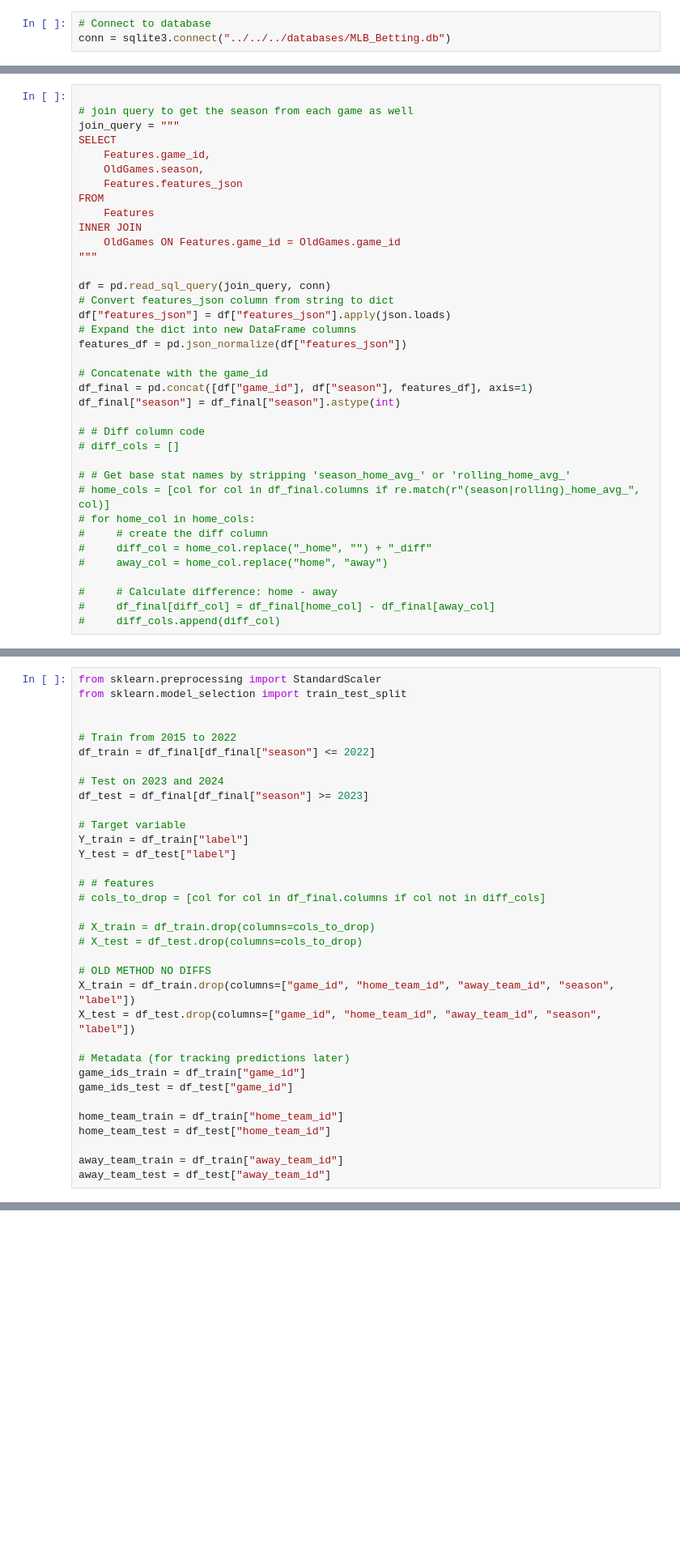
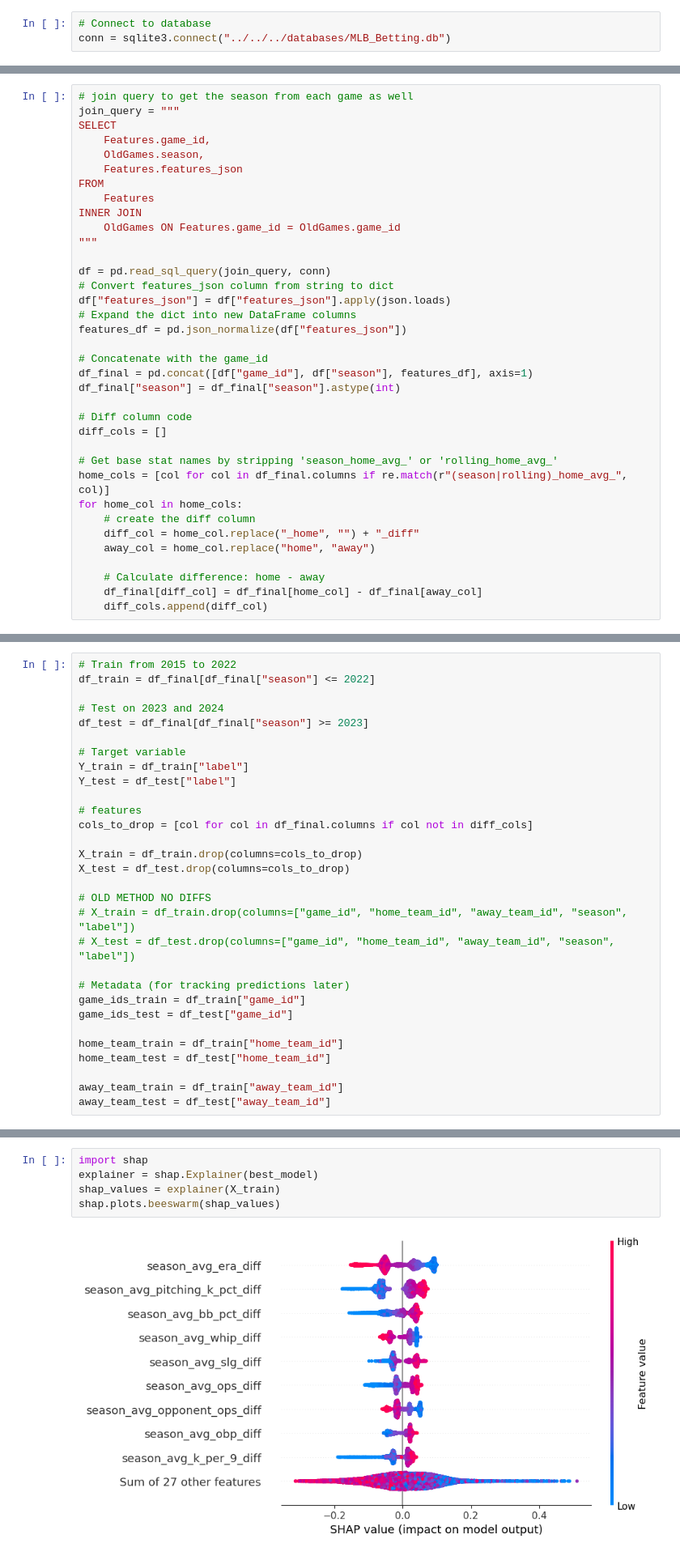
Before and after one commit to tathreya/MLB-Game-Prediction, a Jupyter notebook: src/modelDevelopment/training/model.ipynb, the cells around one changed output, grey strips where cells are left out. Shown: that part at 81% size. Cells and saved outputs as stored; diff of their text form; blank space fills up the shorter version.

```diff
--- a/src/modelDevelopment/training/model.ipynb
+++ b/src/modelDevelopment/training/model.ipynb
@@ -15,5 +16,4 @@ conn = sqlite3.connect("../../../databases/MLB_Betting.db")
 # %%
-
 # join query to get the season from each game as well
 join_query = """
 SELECT
@@ -36,17 +36,17 @@ features_df = pd.json_normalize(df["features_json"])
 df_final = pd.concat([df["game_id"], df["season"], features_df], axis=1)
 df_final["season"] = df_final["season"].astype(int)
 
-# # Diff column code
-# diff_cols = []
+# Diff column code
+diff_cols = []
 
-# # Get base stat names by stripping 'season_home_avg_' or 'rolling_home_avg_'
-# home_cols = [col for col in df_final.columns if re.match(r"(season|rolling)_home_avg_", col)]
-# for home_col in home_cols:
-#     # create the diff column
-#     diff_col = home_col.replace("_home", "") + "_diff"
-#     away_col = home_col.replace("home", "away")
+# Get base stat names by stripping 'season_home_avg_' or 'rolling_home_avg_'
+home_cols = [col for col in df_final.columns if re.match(r"(season|rolling)_home_avg_", col)]
+for home_col in home_cols:
+    # create the diff column
+    diff_col = home_col.replace("_home", "") + "_diff"
+    away_col = home_col.replace("home", "away")
 
-#     # Calculate difference: home - away
-#     df_final[diff_col] = df_final[home_col] - df_final[away_col]
-#     diff_cols.append(diff_col)
+    # Calculate difference: home - away
+    df_final[diff_col] = df_final[home_col] - df_final[away_col]
+    diff_cols.append(diff_col)
 # %% [markdown]
@@ -54,8 +54,4 @@ df_final["season"] = df_final["season"].astype(int)
 # %%
-from sklearn.preprocessing import StandardScaler
-from sklearn.model_selection import train_test_split
-
-
 # Train from 2015 to 2022
 df_train = df_final[df_final["season"] <= 2022]
 
@@ -66,15 +62,15 @@ df_test = df_final[df_final["season"] >= 2023]
 Y_train = df_train["label"]
 Y_test = df_test["label"]
 
-# # features
-# cols_to_drop = [col for col in df_final.columns if col not in diff_cols]
+# features
+cols_to_drop = [col for col in df_final.columns if col not in diff_cols]
 
-# X_train = df_train.drop(columns=cols_to_drop)
-# X_test = df_test.drop(columns=cols_to_drop)
+X_train = df_train.drop(columns=cols_to_drop)
+X_test = df_test.drop(columns=cols_to_drop)
 
 # OLD METHOD NO DIFFS
-X_train = df_train.drop(columns=["game_id", "home_team_id", "away_team_id", "season", "label"])
-X_test = df_test.drop(columns=["game_id", "home_team_id", "away_team_id", "season", "label"])
+# X_train = df_train.drop(columns=["game_id", "home_team_id", "away_team_id", "season", "label"])
+# X_test = df_test.drop(columns=["game_id", "home_team_id", "away_team_id", "season", "label"])
 
 # Metadata (for tracking predictions later)
 game_ids_train = df_train["game_id"]
@@ -209,0 +262,7 @@ xgb_clf = xgb.XGBClassifier(use_label_encoder=False, eval_metric='logloss', rand
+# %%
+import shap
+explainer = shap.Explainer(best_model)
+shap_values = explainer(X_train)
+shap.plots.beeswarm(shap_values)
+# %% [output]
+[figure, added]
```
Also changed, not shown: parts of 9 cells of this notebook, 5 other files.
